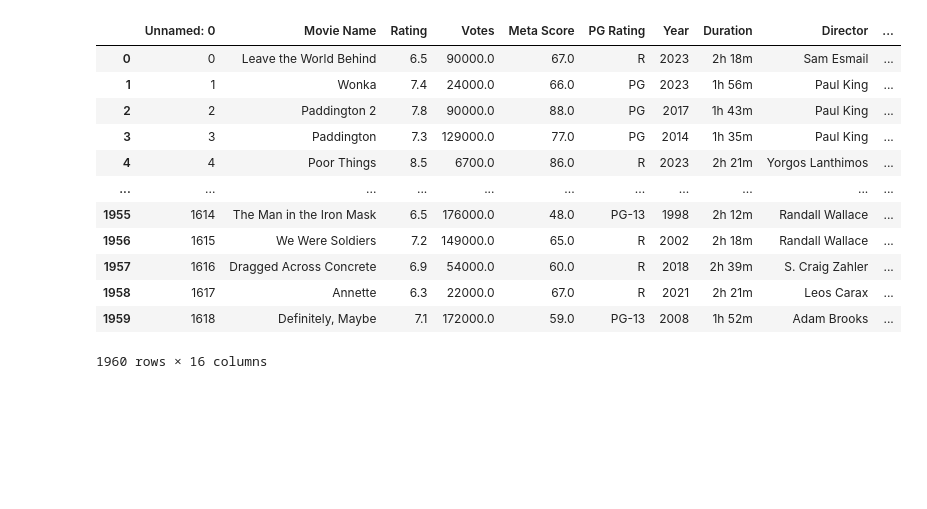
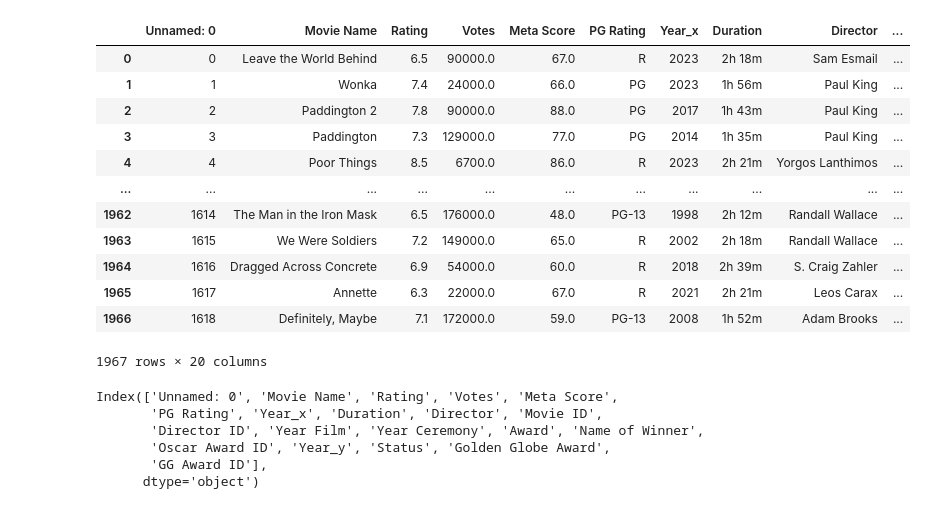
Before and after one commit to IrynaVitkovych/Project-3, a Jupyter notebook: Merge Movie Data.ipynb, the cells around one changed output. Saved outputs shown, nothing was run; the diff lists cells and outputs as text; code cells hidden in the pictures; blank space fills up the shorter version.

Commit message:
add MergeMovieData.ipynd & MoviesWithAward

```diff
--- a/Merge Movie Data.ipynb
+++ b/Merge Movie Data.ipynb
@@ -2,25 +2,35 @@
 import pandas as pd
 # %%
 # Files to use
-movies_data = pd.read_csv('CleanData/movies.csv', encoding='utf-8')
+movies_data = pd.read_csv('CleanData/Movies.csv', encoding='utf-8')
 oscar_winners = pd.read_csv('CleanData/oscar_winners.csv', encoding='utf-8')
 goldenglobe_winners = pd.read_csv('CleanData/goldenglobe_winners.csv', encoding='utf-8')
 
 # Combine the data into a single DataFrame
 combine_data_df = pd.merge(movies_data, oscar_winners, how="left", on=["Movie Name", "Movie Name"])
 complete_data_df = pd.merge(combine_data_df, goldenglobe_winners, how="left", on=["Movie Name"])
-combine_data_df
+complete_data_df
 # %% [output]
-|  | Unnamed: 0 | Movie Name | Rating | Votes | Meta Score | PG Rating | Year | Duration | Director | ... |
+|  | Unnamed: 0 | Movie Name | Rating | Votes | Meta Score | PG Rating | Year_x | Duration | Director | ... |
 | 0 | 0 | Leave the World Behind | 6.5 | 90000.0 | 67.0 | R | 2023 | 2h 18m | Sam Esmail | ... |
 | 1 | 1 | Wonka | 7.4 | 24000.0 | 66.0 | PG | 2023 | 1h 56m | Paul King | ... |
 | 2 | 2 | Paddington 2 | 7.8 | 90000.0 | 88.0 | PG | 2017 | 1h 43m | Paul King | ... |
 | 3 | 3 | Paddington | 7.3 | 129000.0 | 77.0 | PG | 2014 | 1h 35m | Paul King | ... |
 | 4 | 4 | Poor Things | 8.5 | 6700.0 | 86.0 | R | 2023 | 2h 21m | Yorgos Lanthimos | ... |
 | ... | ... | ... | ... | ... | ... | ... | ... | ... | ... | ... |
-| 1955 | 1614 | The Man in the Iron Mask | 6.5 | 176000.0 | 48.0 | PG-13 | 1998 | 2h 12m | Randall Wallace | ... |
-| 1956 | 1615 | We Were Soldiers | 7.2 | 149000.0 | 65.0 | R | 2002 | 2h 18m | Randall Wallace | ... |
-| 1957 | 1616 | Dragged Across Concrete | 6.9 | 54000.0 | 60.0 | R | 2018 | 2h 39m | S. Craig Zahler | ... |
-| 1958 | 1617 | Annette | 6.3 | 22000.0 | 67.0 | R | 2021 | 2h 21m | Leos Carax | ... |
-| 1959 | 1618 | Definitely, Maybe | 7.1 | 172000.0 | 59.0 | PG-13 | 2008 | 1h 52m | Adam Brooks | ... |
+| 1962 | 1614 | The Man in the Iron Mask | 6.5 | 176000.0 | 48.0 | PG-13 | 1998 | 2h 12m | Randall Wallace | ... |
+| 1963 | 1615 | We Were Soldiers | 7.2 | 149000.0 | 65.0 | R | 2002 | 2h 18m | Randall Wallace | ... |
+| 1964 | 1616 | Dragged Across Concrete | 6.9 | 54000.0 | 60.0 | R | 2018 | 2h 39m | S. Craig Zahler | ... |
+| 1965 | 1617 | Annette | 6.3 | 22000.0 | 67.0 | R | 2021 | 2h 21m | Leos Carax | ... |
+| 1966 | 1618 | Definitely, Maybe | 7.1 | 172000.0 | 59.0 | PG-13 | 2008 | 1h 52m | Adam Brooks | ... |
-1960 rows × 16 columns
+1967 rows × 20 columns
+# %%
+# Columns name info
+complete_data_df.columns
+# %% [output]
+Index(['Unnamed: 0', 'Movie Name', 'Rating', 'Votes', 'Meta Score',
+       'PG Rating', 'Year_x', 'Duration', 'Director', 'Movie ID',
+       'Director ID', 'Year Film', 'Year Ceremony', 'Award', 'Name of Winner',
+       'Oscar Award ID', 'Year_y', 'Status', 'Golden Globe Award',
+       'GG Award ID'],
+      dtype='object')
```
Also changed, not shown: parts of 3 cells of this notebook, 5 other files.
